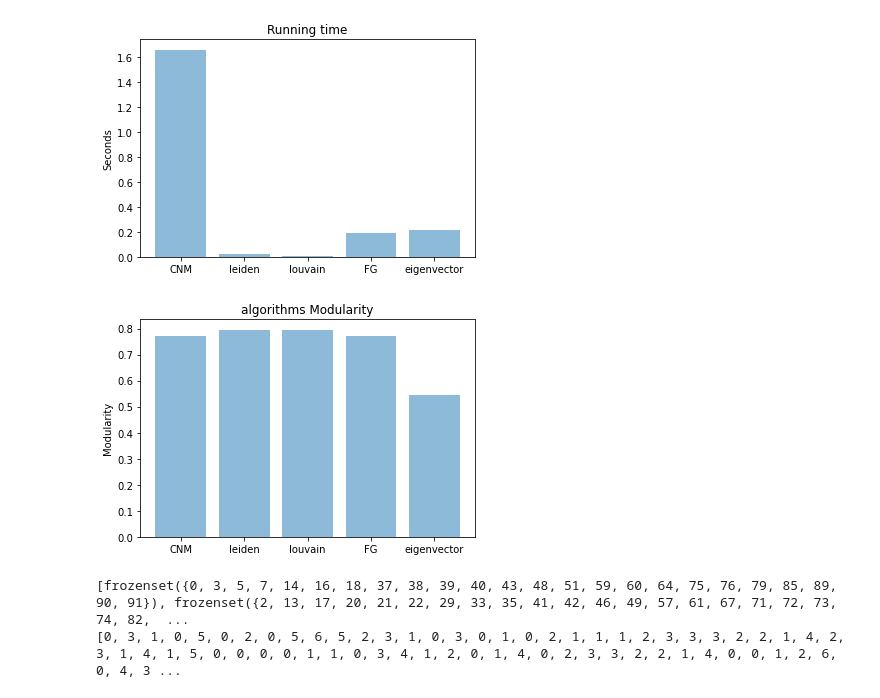
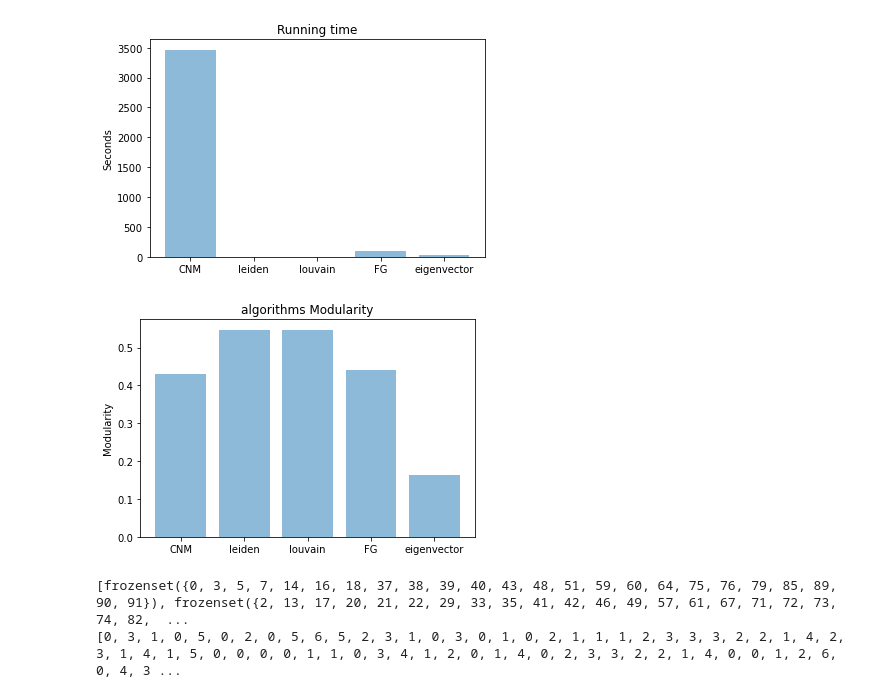
Before and after one commit to roksanapourmohsen/Assignment, a Jupyter notebook: Community Detection.ipynb, the cells around one changed output. Saved outputs shown, nothing was run; the diff lists cells and outputs as text; code cells hidden in the pictures.

```diff
--- a/Community Detection.ipynb
+++ b/Community Detection.ipynb
@@ -6,15 +6,14 @@ import networkx
 import igraph
 import time
 import community
-import louvain
 import numpy as np
 
-n = 1000
-tau1 = 2
-tau2 = 1.5
-mu = 0.1
-G = networkx.generators.community.LFR_benchmark_graph(n, tau1, tau2, mu, average_degree=15, min_degree=None, max_degree=50,
-                                min_community=20, max_community=80, tol=1e-07, max_iters=500, seed=None);
+n = 20000
+tau1 = 3
+tau2 = 2
+mu = 0.3
+G = networkx.generators.community.LFR_benchmark_graph(n, tau1, tau2, mu,average_degree=30, min_degree=None, max_degree=150,
+                                              min_community=50, max_community=450, tol=1e-07, max_iters=10000, seed=None);
 G2 = igraph.Graph.from_networkx(G)
 communities = {frozenset(G.nodes[v]["community"]) for v in G}
 Gm = networkx.algorithms.community.modularity(G,communities)
@@ -41,44 +40,38 @@ for j in range(len(CNMp)):
  for i in range(len(c[j])):
   f=list(c[j])
   L[f[i]]=j
-
-
 NMI1=igraph.compare_communities(L,L1,method="nmi")
 ARI1=igraph.compare_communities(L,L1,method="ari")
 print("CNM NMI:", NMI1, " ,CNM ARI:", ARI1)
 
 
-
-
+#louvain
+start2 = time.time()
+louvainp = G2.community_multilevel();
+end2 = time.time()
+louvainm = G2.modularity(louvainp)
+print("Louvain modularity:",louvainm)
+Louvain_time = end2 - start2
+print("Louvain time:", Louvain_time, "seconds")
+NMI2=igraph.compare_communities(louvainp.membership,L1,method="nmi")
+ARI2=igraph.compare_communities(louvainp.membership,L1,method="ari")
+print("louvain NMI:", NMI2, " ,louvain ARI:", ARI2)
 
 
 #leiden
-start2 = time.time()
+start3 = time.time()
 leidenp = leidenalg.find_partition(G2, leidenalg.ModularityVertexPartition);
-end2 = time.time()
+end3 = time.time()
 leidenm =G2.modularity(leidenp)
 print("Leiden modularity:",leidenm)
-Leiden_time = end2 - start2
+Leiden_time = end3 - start3
 print("Leiden time:", Leiden_time, "seconds")
-NMI2=igraph.compare_communities(leidenp.membership,L1,method="nmi")
-ARI2=igraph.compare_communities(leidenp.membership,L1,method="ari")
-print("leiden NMI:", NMI2, " ,leiden ARI:", ARI2)
+NMI3=igraph.compare_communities(leidenp.membership,L1,method="nmi")
+ARI3=igraph.compare_communities(leidenp.membership,L1,method="ari")
+print("leiden NMI:", NMI3, " ,leiden ARI:", ARI3)
 
 
-#louvain
-start3 = time.time()
-louvainp = G2.community_multilevel();
-end3 = time.time()
-louvainm = G2.modularity(louvainp)
-print("Louvain modularity:",louvainm)
-Louvain_time = end3 - start3
-print("Louvain time:", Louvain_time, "seconds")
-NMI3=igraph.compare_communities(louvainp.membership,L1,method="nmi")
-ARI3=igraph.compare_communities(louvainp.membership,L1,method="ari")
-print("louvain NMI:", NMI3, " ,louvain ARI:", ARI3)
-
-
-##fastgreedy
+#fastgreedy
 start4 = time.time()
 com=G2.community_fastgreedy()
 FGp=com.as_clustering()
@@ -104,9 +97,9 @@ ARI5=igraph.compare_communities(eigenvectorp.membership,L1,method="ari")
 print("eigenvector NMI:", NMI5, " ,eigenvector ARI:", ARI5)
 
 
-algorithm=("CNM","leiden","louvain","FG","eigenvector")
-Processing_time=( CNM_time,Leiden_time,Louvain_time,FG_time,eigenvector_time)
-Modularity=(CNMm,leidenm,louvainm,FGm,eigenvectorm)
+algorithm=("CNM","louvain","leiden","FG","eigenvector")
+Processing_time=( CNM_time,Louvain_time,Leiden_time,FG_time,eigenvector_time)
+Modularity=(CNMm,louvainm,leidenm,FGm,eigenvectorm)
 
 y_pos = np.arange(len(algorithm))
 plt.bar(y_pos,Processing_time, align='center', alpha=0.5)
@@ -140,5 +133,5 @@ eigenvector NMI: 0.7142999905664417  ,eigenvector ARI: 0.5381179541339118
-[figure, old version]
+[figure, new version]
-[figure, old version]
+[figure, new version]
 # %%
 #CNM
 import networkx
```
Also changed, not shown: parts of 1 cell of this notebook.
